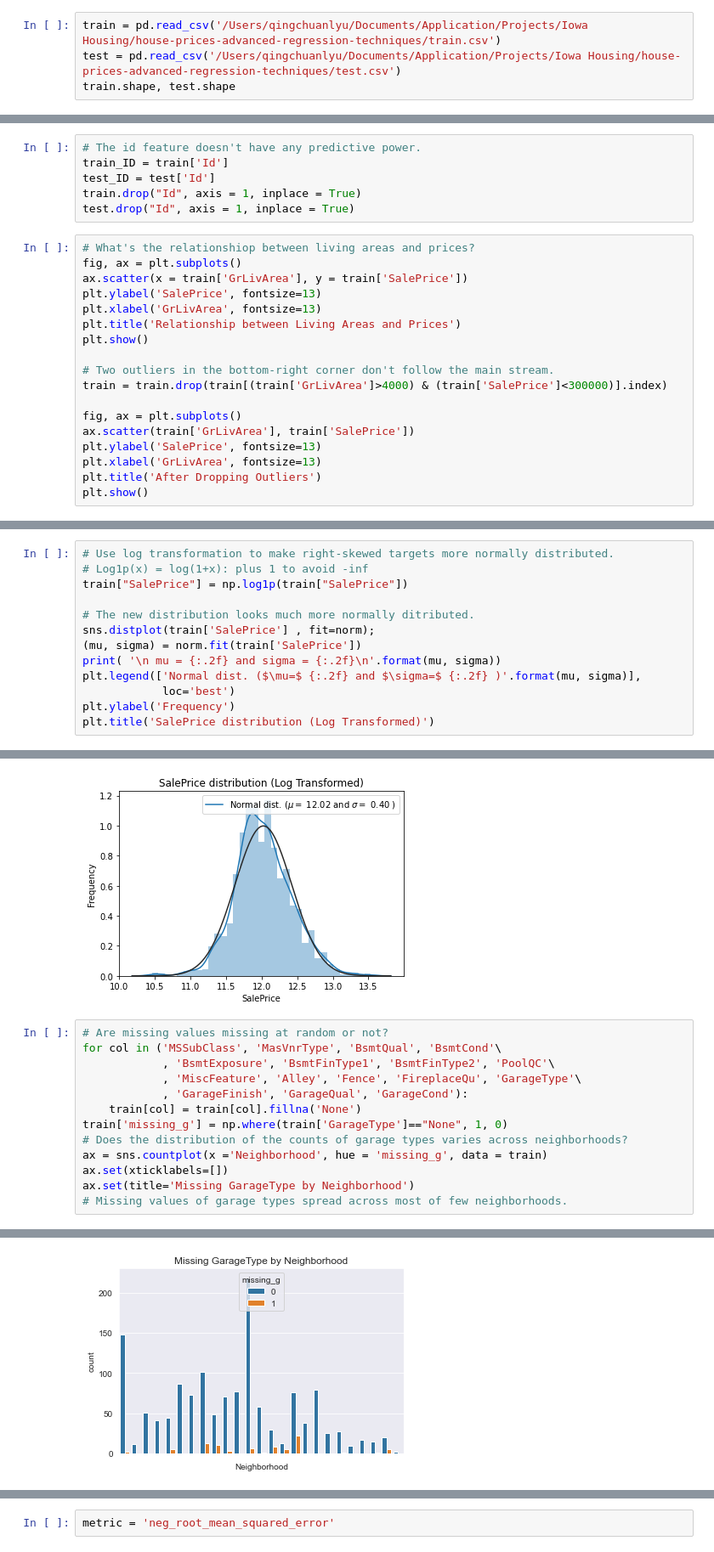
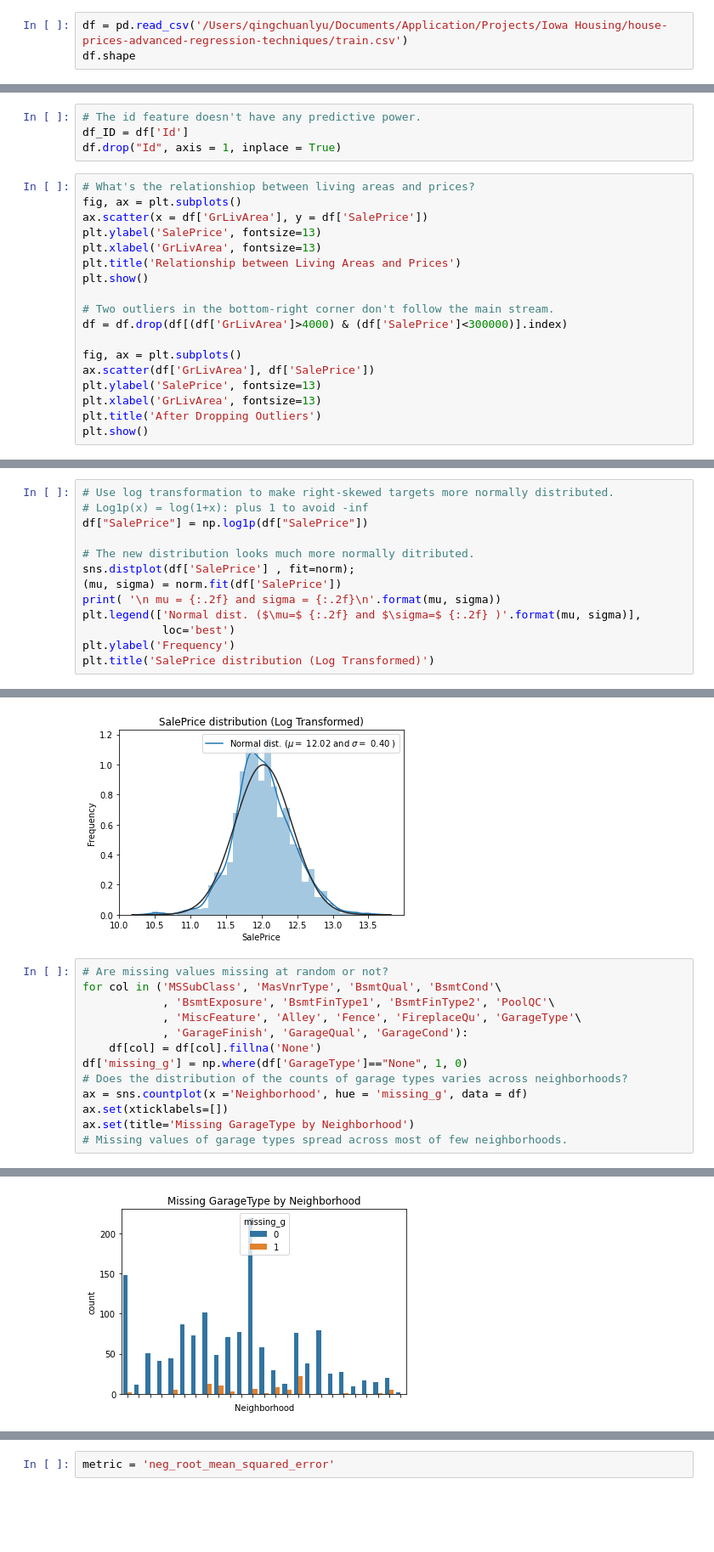
Before and after one commit to QingchuanLyu/Predicting-House-Prices, a Jupyter notebook: Predicting Iowa House Prices (Tree Algorithms).ipynb, the cells around one changed output, grey strips where cells are left out. Shown: that part at 85% size. Drawn from its saved outputs; the diff is of its cells as text; blank space fills up the shorter version.

```diff
--- a/Predicting Iowa House Prices (Tree Algorithms).ipynb
+++ b/Predicting Iowa House Prices (Tree Algorithms).ipynb
@@ -44,7 +43,6 @@ def ignore_warn(*args, **kwargs):
     pass
 warnings.warn = ignore_warn #ignore warnings from sklearn and seaborn
 # %%
-train = pd.read_csv('/Users/qingchuanlyu/Documents/Application/Projects/Iowa Housing/house-prices-advanced-regression-techniques/train.csv')
-test = pd.read_csv('/Users/qingchuanlyu/Documents/Application/Projects/Iowa Housing/house-prices-advanced-regression-techniques/test.csv')
-train.shape, test.shape
+df = pd.read_csv('/Users/qingchuanlyu/Documents/Application/Projects/Iowa Housing/house-prices-advanced-regression-techniques/train.csv')
+df.shape
 # %% [output]
@@ -58,23 +52,21 @@ test.loc[1089]["YrActualAge"] = 0
 # %%
 # The id feature doesn't have any predictive power.
-train_ID = train['Id']
-test_ID = test['Id']
-train.drop("Id", axis = 1, inplace = True)
-test.drop("Id", axis = 1, inplace = True)
+df_ID = df['Id']
+df.drop("Id", axis = 1, inplace = True)
 # %%
 # What's the relationshiop between living areas and prices?
 fig, ax = plt.subplots()
-ax.scatter(x = train['GrLivArea'], y = train['SalePrice'])
+ax.scatter(x = df['GrLivArea'], y = df['SalePrice'])
 plt.ylabel('SalePrice', fontsize=13)
 plt.xlabel('GrLivArea', fontsize=13)
 plt.title('Relationship between Living Areas and Prices')
 plt.show()
 
 # Two outliers in the bottom-right corner don't follow the main stream.
-train = train.drop(train[(train['GrLivArea']>4000) & (train['SalePrice']<300000)].index)
+df = df.drop(df[(df['GrLivArea']>4000) & (df['SalePrice']<300000)].index)
 
 fig, ax = plt.subplots()
-ax.scatter(train['GrLivArea'], train['SalePrice'])
+ax.scatter(df['GrLivArea'], df['SalePrice'])
 plt.ylabel('SalePrice', fontsize=13)
 plt.xlabel('GrLivArea', fontsize=13)
 plt.title('After Dropping Outliers')
@@ -98,11 +90,11 @@ Text(0.5, 1.0, 'SalePrice distribution (Original)')
 # %%
 # Use log transformation to make right-skewed targets more normally distributed.
 # Log1p(x) = log(1+x): plus 1 to avoid -inf
-train["SalePrice"] = np.log1p(train["SalePrice"])
+df["SalePrice"] = np.log1p(df["SalePrice"])
 
 # The new distribution looks much more normally ditributed.
-sns.distplot(train['SalePrice'] , fit=norm);
-(mu, sigma) = norm.fit(train['SalePrice'])
+sns.distplot(df['SalePrice'] , fit=norm);
+(mu, sigma) = norm.fit(df['SalePrice'])
 print( '\n mu = {:.2f} and sigma = {:.2f}\n'.format(mu, sigma))
 plt.legend(['Normal dist. ($\mu=$ {:.2f} and $\sigma=$ {:.2f} )'.format(mu, sigma)],
             loc='best')
@@ -115,17 +107,17 @@ Text(0.5, 1.0, 'SalePrice distribution (Log Transformed)')
 # %%
 # Are missing values missing at random or not?
 for col in ('MSSubClass', 'MasVnrType', 'BsmtQual', 'BsmtCond'\
             , 'BsmtExposure', 'BsmtFinType1', 'BsmtFinType2', 'PoolQC'\
             , 'MiscFeature', 'Alley', 'Fence', 'FireplaceQu', 'GarageType'\
             , 'GarageFinish', 'GarageQual', 'GarageCond'):
-    train[col] = train[col].fillna('None')
-train['missing_g'] = np.where(train['GarageType']=="None", 1, 0)
+    df[col] = df[col].fillna('None')
+df['missing_g'] = np.where(df['GarageType']=="None", 1, 0)
 # Does the distribution of the counts of garage types varies across neighborhoods?
-ax = sns.countplot(x ='Neighborhood', hue = 'missing_g', data = train)
+ax = sns.countplot(x ='Neighborhood', hue = 'missing_g', data = df)
 ax.set(xticklabels=[])
 ax.set(title='Missing GarageType by Neighborhood')
 # Missing values of garage types spread across most of few neighborhoods.
 # %% [output]
 [Text(0.5, 1.0, 'Missing GarageType by Neighborhood')]
-[figure, old version]
+[figure, new version]
 # %%
```
Also changed, not shown: parts of 29 cells of this notebook, 1 other file.
